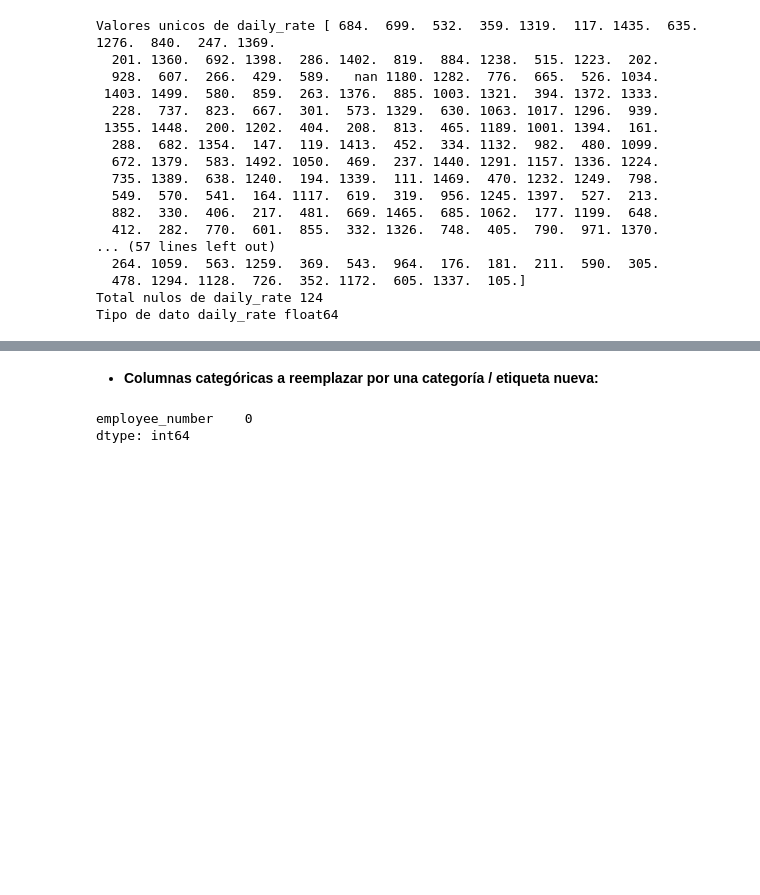
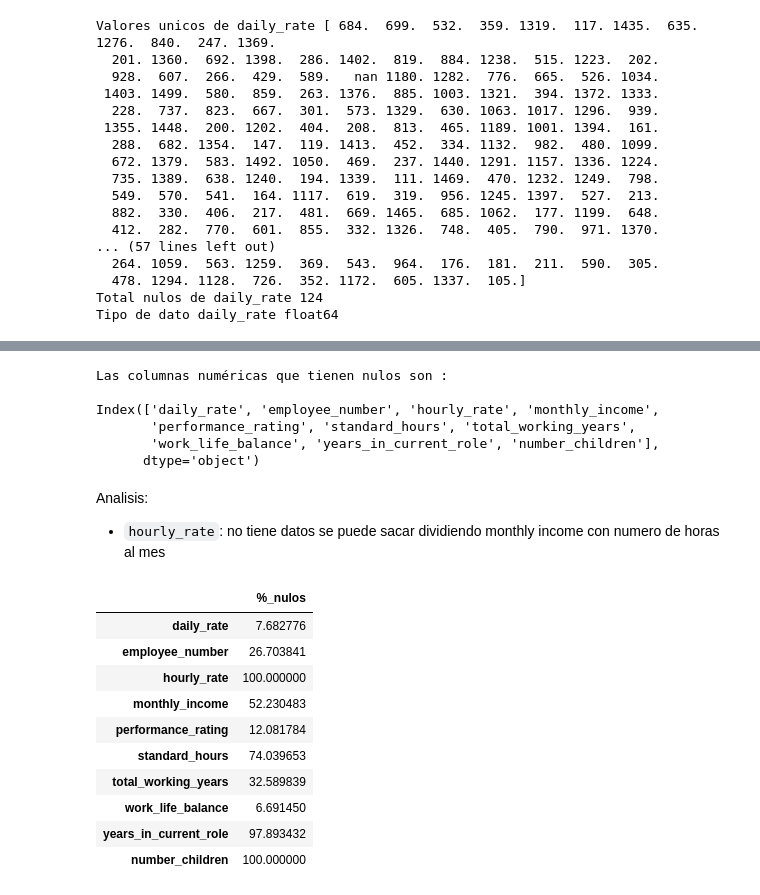
Before and after one commit to Paulamc1695/proyecto_da_promo_J_modulo_3, a Jupyter notebook: Andrea_Fase_2_Transformacion_Datos.ipynb, the cells around one changed output, grey strips where cells are left out. Cells and saved outputs as stored; diff of their text form; code cells hidden in the pictures; blank space fills up the shorter version.

```diff
--- a/Andrea_Fase_2_Transformacion_Datos.ipynb
+++ b/Andrea_Fase_2_Transformacion_Datos.ipynb
@@ -27,12 +27,3 @@ import matplotlib.pyplot as plt
 pd.set_option('display.max_columns', None) # para poder visualizar todas las columnas de los DataFrames
 pd.set_option('display.max_rows', None)
 pd.set_option('display.max_colwidth', None)
-# %%
-#apertura del archivo
-df_info= pd.read_csv("hr_raw_data.csv", index_col = 0)
-
-pd.set_option('display.max_columns', None)
-
-# 5 primeras filas del data frame
-
-df_info.head()
@@ -602,19 +336,31 @@ df_prueba.head()
-# %% [markdown]
-- **Columnas categóricas a reemplazar por una categoría / etiqueta nueva:**
-# %%
-columnas_etiqueta = ["employee_number"]
-
-def reemplazar_etiqueta(df_prueba, columnas):
-
-    for columna in columnas:
-
-        df_prueba[columna] = df_prueba[columna].fillna("Unknown")
-
-    return df_prueba
-
-df_prueba = reemplazar_etiqueta(df_prueba, columnas_etiqueta)
-
-df_prueba[columnas_etiqueta].isnull().sum()
-# %% [output]
-employee_number    0
-dtype: int64
+# %%
+# Lista de columnas numericas que tienen nulos
+nulos_num = df_transformacion_copy1[df_transformacion_copy1.columns[df_transformacion_copy1.isnull().any()]].select_dtypes(include = np.number).columns
+print("Las columnas numéricas que tienen nulos son : \n ")
+print(nulos_num)
+# %% [output]
+Las columnas numéricas que tienen nulos son :
+
+Index(['daily_rate', 'employee_number', 'hourly_rate', 'monthly_income',
+       'performance_rating', 'standard_hours', 'total_working_years',
+       'work_life_balance', 'years_in_current_role', 'number_children'],
+      dtype='object')
+# %% [markdown]
+Analisis:
+- `hourly_rate`: no tiene datos se puede sacar dividiendo monthly income con numero de horas al mes
+# %%
+#Nulos variables numéricas
+df_nulos_numerico= pd.DataFrame((df_transformacion_copy1[nulos_num].isnull().sum() / df_transformacion_copy1[nulos_num].shape[0]) * 100, columns = ["%_nulos"])
+df_nulos_numerico
+# %% [output]
+|  | %_nulos |
+| daily_rate | 7.682776 |
+| employee_number | 26.703841 |
+| hourly_rate | 100.000000 |
+| monthly_income | 52.230483 |
+| performance_rating | 12.081784 |
+| standard_hours | 74.039653 |
+| total_working_years | 32.589839 |
+| work_life_balance | 6.691450 |
+| years_in_current_role | 97.893432 |
+| number_children | 100.000000 |
```
Also changed, not shown: parts of 33 cells of this notebook.
